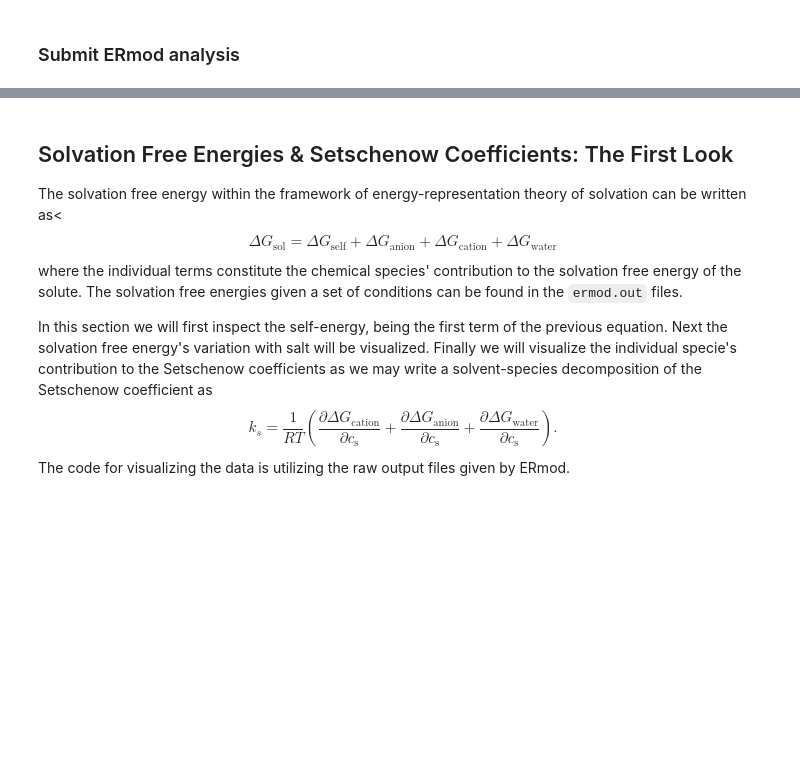
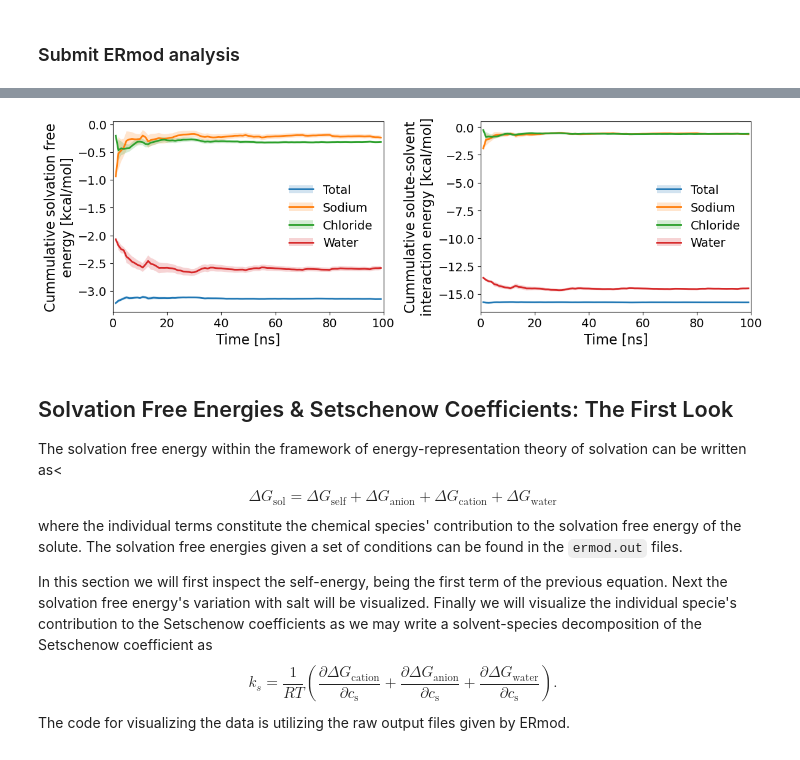
Before and after one commit to SHervoe-Hansen/SI-Excluded-Volume-Formation, a Jupyter notebook: Analysis.ipynb, the cells around one changed output, grey strips where cells are left out. Drawn from its saved outputs; the diff is of its cells as text; code cells hidden in the pictures; blank space fills up the shorter version.

Commit message:
Added notebook with figures

```diff
--- a/Analysis.ipynb
+++ b/Analysis.ipynb
@@ -454,0 +362,56 @@ fig.savefig('Figures/RDF_convergence.pdf', bbox_inches='tight')
+# %%
+%cd -q $homedir
+fig, axes = plt.subplots(ncols=2, nrows=1, figsize=(2*6,4))
+
+# Solvation free energy analsis
+slvfe_data = np.zeros(shape=(99,4))
+
+for i in range(99):
+    with open('Simulations/methanol/NaCl/0.50_convergence_test/cumsfe{:02}'.format(i+1)) as f:
+        lines = f.readlines()
+    f.close()
+    slvfe_data[i,:] = np.asarray([float(i) for i in lines[-1].split()[1:]])
+slvfe_cumsum = np.cumsum(slvfe_data, axis=0)
+
+slvfe_stderr_cumsum = np.zeros(shape=(99,4))
+for i in range(4):
+    slvfe_stderr_cumsum[:,i] = np.array([slvfe_data[:x,i].std(axis=0) for x in range(1,slvfe_data.shape[0]+1)])
+
+# Solvation energy analysis
+slve_data = np.zeros(shape=(99,4))
+slve_data[:,1:] = np.loadtxt('Simulations/methanol/NaCl/0.50_convergence_test/soln/aveuv.tt', usecols=(1,2,3))
+slve_data[:,0] = np.sum(slve_data[:,1:], axis=1)
+slve_cumsum = np.cumsum(slve_data, axis=0)
+slve_stderr_cumsum = np.zeros(shape=(99,4))
+for i in range(4):
+    slve_stderr_cumsum[:,i] = np.array([slve_data[:x,i].std(axis=0) for x in range(1,slve_data.shape[0]+1)])
+
+# Plotting
+time = np.arange(1,100)
+labels = ['Total', 'Sodium', 'Chloride', 'Water']
+handles = []
+for i, solvent_idx in enumerate(range(4)):
+    cummean = slvfe_cumsum[:,solvent_idx]/np.arange(1,100)
+    cumerr = slvfe_stderr_cumsum[:,solvent_idx]/np.sqrt(np.arange(1,100))
+    line = axes[0].plot(time, cummean, label=labels[i], linewidth=2)
+    fill = axes[0].fill_between(time, y1=cummean+cumerr, y2=cummean-cumerr, alpha=0.2)
+
+    cummean = slve_cumsum[:,solvent_idx]/np.arange(1,100)
+    cumerr = slve_stderr_cumsum[:,solvent_idx]/np.sqrt(np.arange(1,100))
+    axes[1].plot(time, cummean, label=labels[i], linewidth=2)
+    axes[1].fill_between(time, y1=cummean+cumerr, y2=cummean-cumerr, alpha=0.2)
+
+    handles.append((line[0],fill))
+
+ylabels = ['Cummulative solvation free\nenergy [kcal/mol]', 'Cummulative solute-solvent\ninteraction energy [kcal/mol]']
+for i, ax in enumerate(axes):
+    ax.set_xlim(0, 100)
+    ax.set_xlabel('Time [ns]', fontsize=16)
+    ax.set_ylabel(ylabels[i], fontsize=16)
+    ax.legend(loc=0, handles=handles, labels=labels, prop={'size': 14}, frameon=False)
+    ax.tick_params(axis='both', labelsize=14)
+
+fig.tight_layout()
+fig.savefig('Figures/SLVFE_SLVE_convergence.pdf', bbox_inches='tight')
+# %% [output]
+[figure, added]
```
Also changed, not shown: parts of 26 cells of this notebook.
